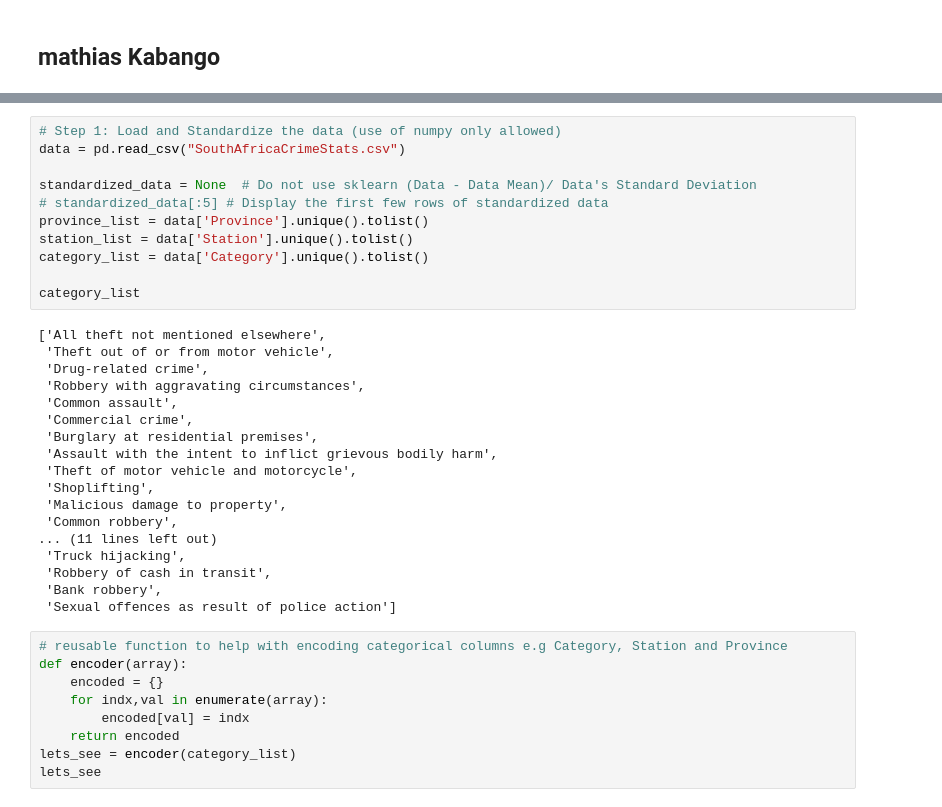
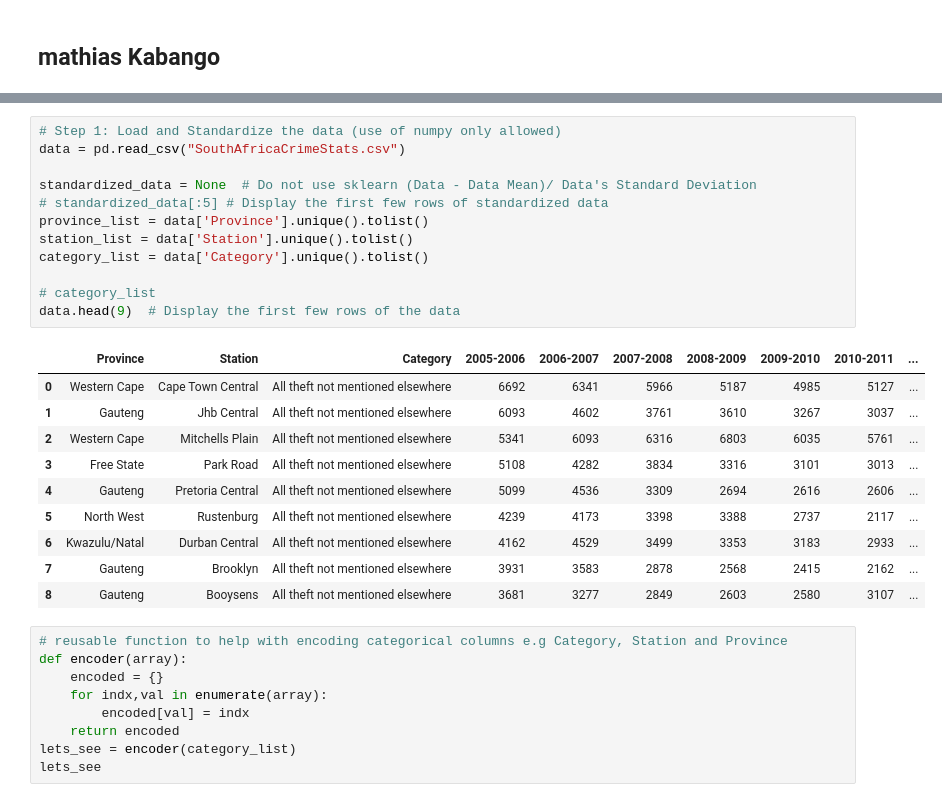
Before and after one commit to mangaorphy/ADVANCED-LINEAR-ALGEBRA-PCA-, a Jupyter notebook: PCA_Formative_1[3].ipynb, the cells around one changed output, grey strips where cells are left out. Saved outputs shown, nothing was run; the diff lists cells and outputs as text.

```diff
--- a/PCA_Formative_1[3].ipynb
+++ b/PCA_Formative_1[3].ipynb
@@ -42,32 +23,26 @@ Note: you may need to restart the kernel to use updated packages.
 # %%
 # Step 1: Load and Standardize the data (use of numpy only allowed)
 data = pd.read_csv("SouthAfricaCrimeStats.csv")
 
 standardized_data = None  # Do not use sklearn (Data - Data Mean)/ Data's Standard Deviation
 # standardized_data[:5] # Display the first few rows of standardized data
 province_list = data['Province'].unique().tolist()
 station_list = data['Station'].unique().tolist()
 category_list = data['Category'].unique().tolist()
 
-category_list
+# category_list
+data.head(9)  # Display the first few rows of the data
 # %% [output]
-['All theft not mentioned elsewhere',
- 'Theft out of or from motor vehicle',
- 'Drug-related crime',
- 'Robbery with aggravating circumstances',
- 'Common assault',
- 'Commercial crime',
- 'Burglary at residential premises',
- 'Assault with the intent to inflict grievous bodily harm',
- 'Theft of motor vehicle and motorcycle',
- 'Shoplifting',
- 'Malicious damage to property',
- 'Common robbery',
-... (11 lines left out)
- 'Truck hijacking',
- 'Robbery of cash in transit',
- 'Bank robbery',
- 'Sexual offences as result of police action']
+|  | Province | Station | Category | 2005-2006 | 2006-2007 | 2007-2008 | 2008-2009 | 2009-2010 | 2010-2011 | ... |
+| 0 | Western Cape | Cape Town Central | All theft not mentioned elsewhere | 6692 | 6341 | 5966 | 5187 | 4985 | 5127 | ... |
+| 1 | Gauteng | Jhb Central | All theft not mentioned elsewhere | 6093 | 4602 | 3761 | 3610 | 3267 | 3037 | ... |
+| 2 | Western Cape | Mitchells Plain | All theft not mentioned elsewhere | 5341 | 6093 | 6316 | 6803 | 6035 | 5761 | ... |
+| 3 | Free State | Park Road | All theft not mentioned elsewhere | 5108 | 4282 | 3834 | 3316 | 3101 | 3013 | ... |
+| 4 | Gauteng | Pretoria Central | All theft not mentioned elsewhere | 5099 | 4536 | 3309 | 2694 | 2616 | 2606 | ... |
+| 5 | North West | Rustenburg | All theft not mentioned elsewhere | 4239 | 4173 | 3398 | 3388 | 2737 | 2117 | ... |
+| 6 | Kwazulu/Natal | Durban Central | All theft not mentioned elsewhere | 4162 | 4529 | 3499 | 3353 | 3183 | 2933 | ... |
+| 7 | Gauteng | Brooklyn | All theft not mentioned elsewhere | 3931 | 3583 | 2878 | 2568 | 2415 | 2162 | ... |
+| 8 | Gauteng | Booysens | All theft not mentioned elsewhere | 3681 | 3277 | 2849 | 2603 | 2580 | 3107 | ... |
 # %%
 # reusable function to help with encoding categorical columns e.g Category, Station and Province
 def encoder(array):
```
Also changed, not shown: parts of 5 cells of this notebook.
